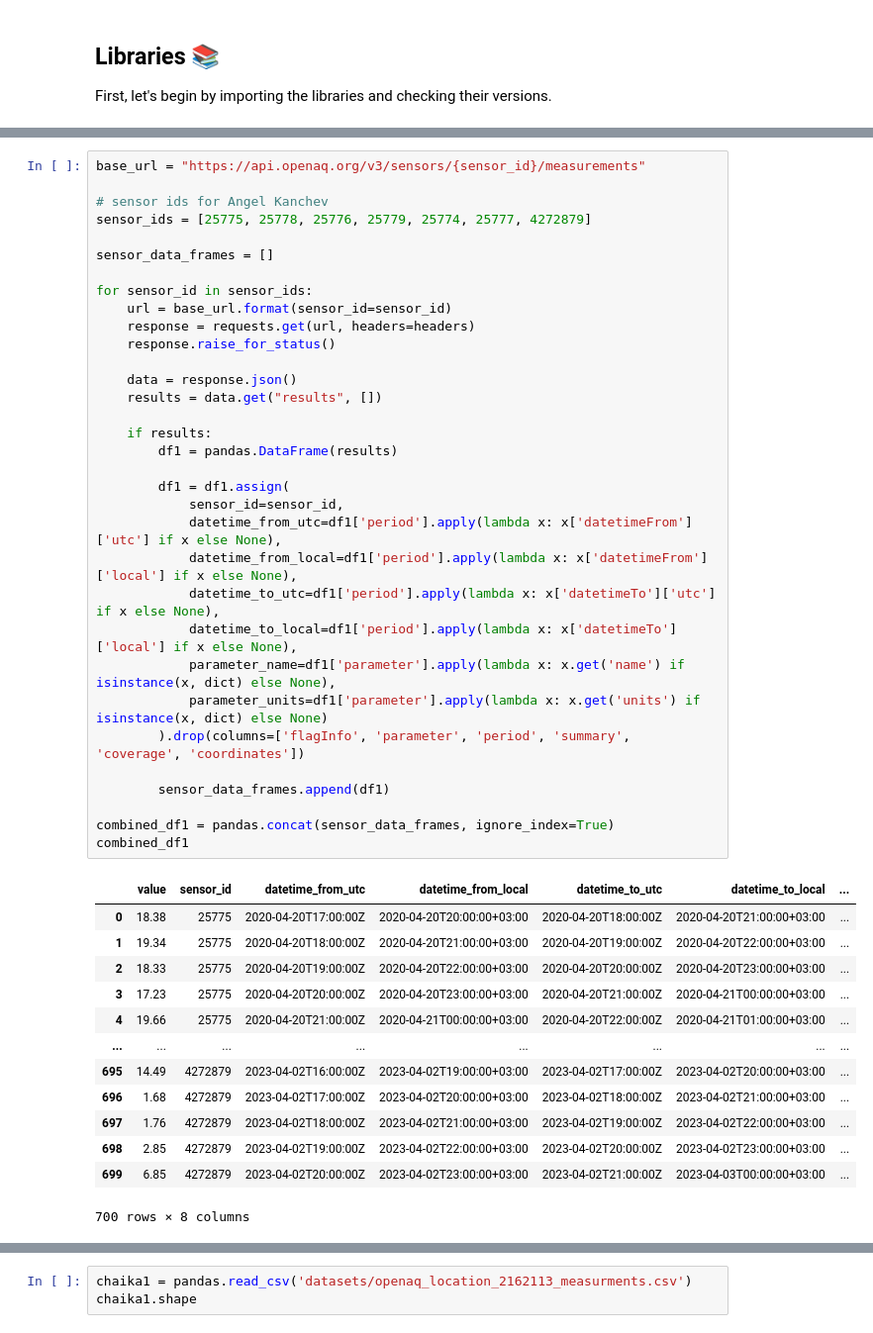
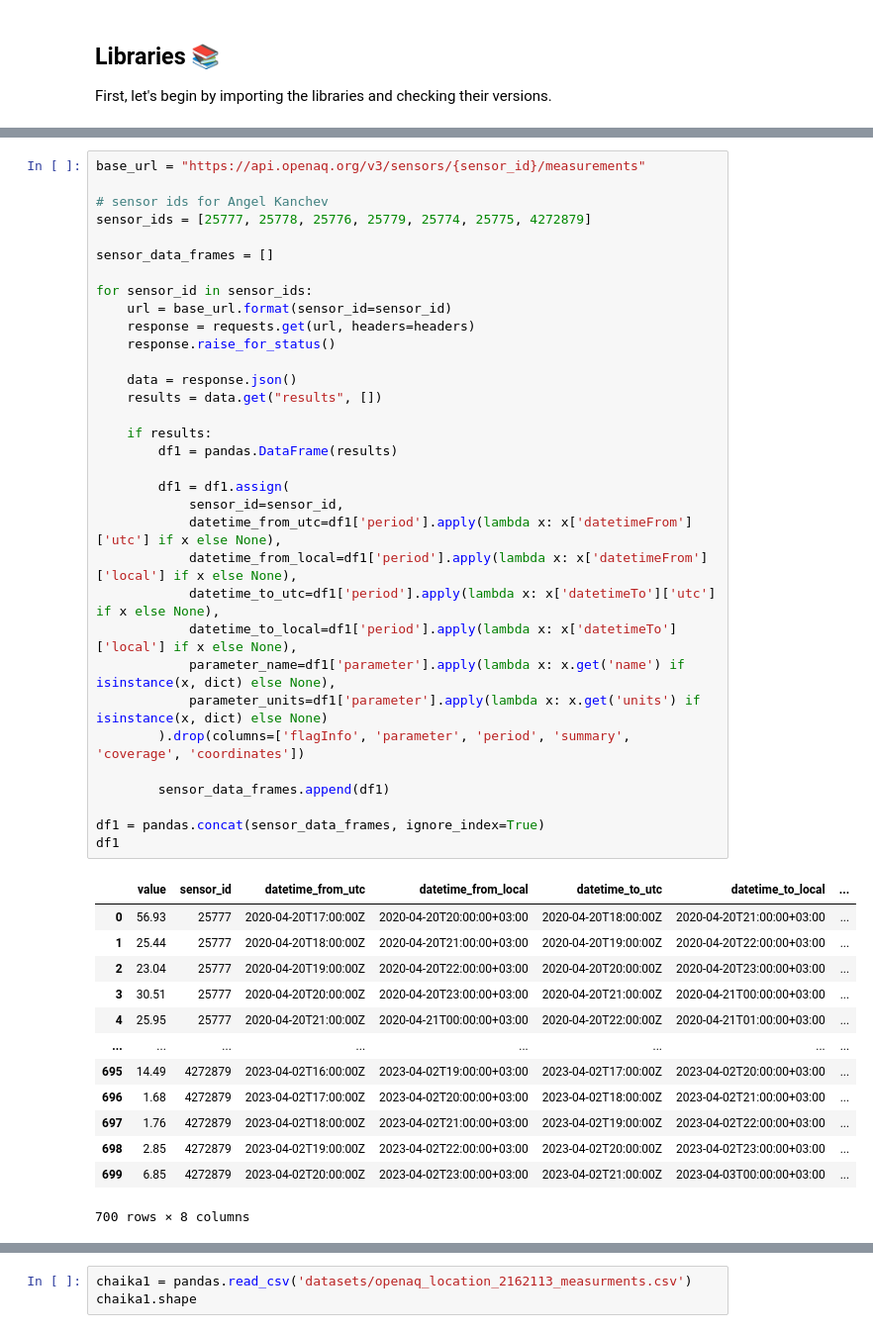
Before and after one commit to ivetkalchev/VarnaAir, a Jupyter notebook: varnaair.ipynb, the cells around one changed output, grey strips where cells are left out. Shown at 99% size. Drawn from its saved outputs; the diff is of its cells as text.

```diff
--- a/varnaair.ipynb
+++ b/varnaair.ipynb
@@ -65,42 +81,42 @@ df_latest1
 base_url = "https://api.openaq.org/v3/sensors/{sensor_id}/measurements"
 
 # sensor ids for Angel Kanchev
-sensor_ids = [25775, 25778, 25776, 25779, 25774, 25777, 4272879]
+sensor_ids = [25777, 25778, 25776, 25779, 25774, 25775, 4272879]
 
 sensor_data_frames = []
 
 for sensor_id in sensor_ids:
     url = base_url.format(sensor_id=sensor_id)
     response = requests.get(url, headers=headers)
     response.raise_for_status()
 
     data = response.json()
     results = data.get("results", [])
 
     if results:
         df1 = pandas.DataFrame(results)
 
         df1 = df1.assign(
             sensor_id=sensor_id,
             datetime_from_utc=df1['period'].apply(lambda x: x['datetimeFrom']['utc'] if x else None),
             datetime_from_local=df1['period'].apply(lambda x: x['datetimeFrom']['local'] if x else None),
             datetime_to_utc=df1['period'].apply(lambda x: x['datetimeTo']['utc'] if x else None),
             datetime_to_local=df1['period'].apply(lambda x: x['datetimeTo']['local'] if x else None),
             parameter_name=df1['parameter'].apply(lambda x: x.get('name') if isinstance(x, dict) else None),
             parameter_units=df1['parameter'].apply(lambda x: x.get('units') if isinstance(x, dict) else None)
         ).drop(columns=['flagInfo', 'parameter', 'period', 'summary', 'coverage', 'coordinates'])
 
         sensor_data_frames.append(df1)
 
-combined_df1 = pandas.concat(sensor_data_frames, ignore_index=True)
-combined_df1
+df1 = pandas.concat(sensor_data_frames, ignore_index=True)
+df1
 # %% [output]
 |  | value | sensor_id | datetime_from_utc | datetime_from_local | datetime_to_utc | datetime_to_local | ... |
-| 0 | 18.38 | 25775 | 2020-04-20T17:00:00Z | 2020-04-20T20:00:00+03:00 | 2020-04-20T18:00:00Z | 2020-04-20T21:00:00+03:00 | ... |
-| 1 | 19.34 | 25775 | 2020-04-20T18:00:00Z | 2020-04-20T21:00:00+03:00 | 2020-04-20T19:00:00Z | 2020-04-20T22:00:00+03:00 | ... |
-| 2 | 18.33 | 25775 | 2020-04-20T19:00:00Z | 2020-04-20T22:00:00+03:00 | 2020-04-20T20:00:00Z | 2020-04-20T23:00:00+03:00 | ... |
-| 3 | 17.23 | 25775 | 2020-04-20T20:00:00Z | 2020-04-20T23:00:00+03:00 | 2020-04-20T21:00:00Z | 2020-04-21T00:00:00+03:00 | ... |
-| 4 | 19.66 | 25775 | 2020-04-20T21:00:00Z | 2020-04-21T00:00:00+03:00 | 2020-04-20T22:00:00Z | 2020-04-21T01:00:00+03:00 | ... |
+| 0 | 56.93 | 25777 | 2020-04-20T17:00:00Z | 2020-04-20T20:00:00+03:00 | 2020-04-20T18:00:00Z | 2020-04-20T21:00:00+03:00 | ... |
+| 1 | 25.44 | 25777 | 2020-04-20T18:00:00Z | 2020-04-20T21:00:00+03:00 | 2020-04-20T19:00:00Z | 2020-04-20T22:00:00+03:00 | ... |
+| 2 | 23.04 | 25777 | 2020-04-20T19:00:00Z | 2020-04-20T22:00:00+03:00 | 2020-04-20T20:00:00Z | 2020-04-20T23:00:00+03:00 | ... |
+| 3 | 30.51 | 25777 | 2020-04-20T20:00:00Z | 2020-04-20T23:00:00+03:00 | 2020-04-20T21:00:00Z | 2020-04-21T00:00:00+03:00 | ... |
+| 4 | 25.95 | 25777 | 2020-04-20T21:00:00Z | 2020-04-21T00:00:00+03:00 | 2020-04-20T22:00:00Z | 2020-04-21T01:00:00+03:00 | ... |
 | ... | ... | ... | ... | ... | ... | ... | ... |
 | 695 | 14.49 | 4272879 | 2023-04-02T16:00:00Z | 2023-04-02T19:00:00+03:00 | 2023-04-02T17:00:00Z | 2023-04-02T20:00:00+03:00 | ... |
 | 696 | 1.68 | 4272879 | 2023-04-02T17:00:00Z | 2023-04-02T20:00:00+03:00 | 2023-04-02T18:00:00Z | 2023-04-02T21:00:00+03:00 | ... |
```
Also changed, not shown: parts of 38 cells of this notebook.
